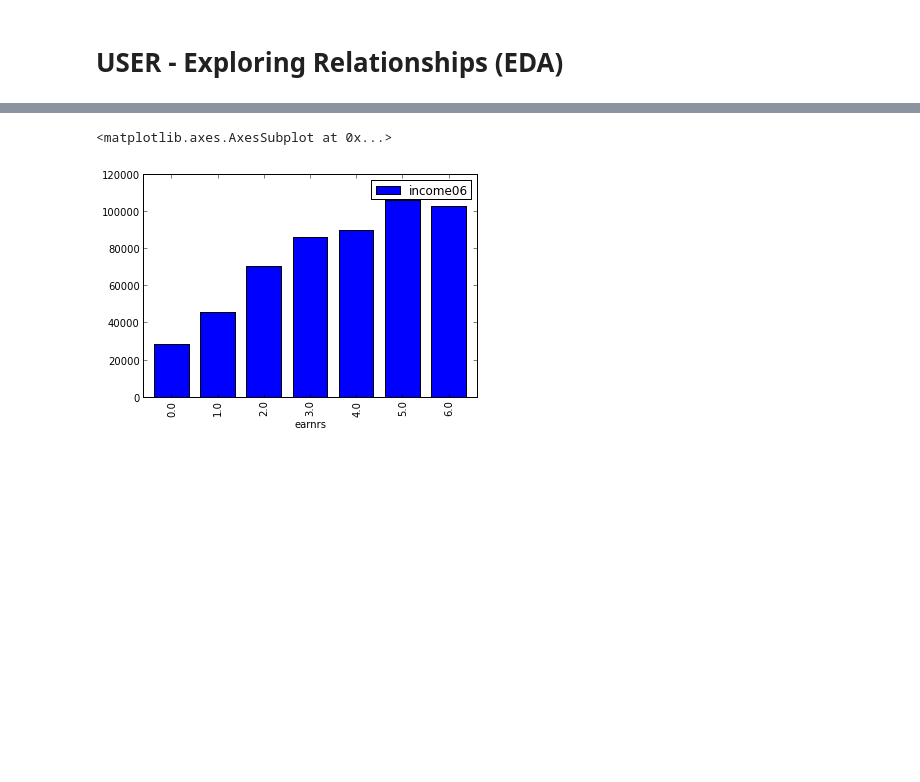
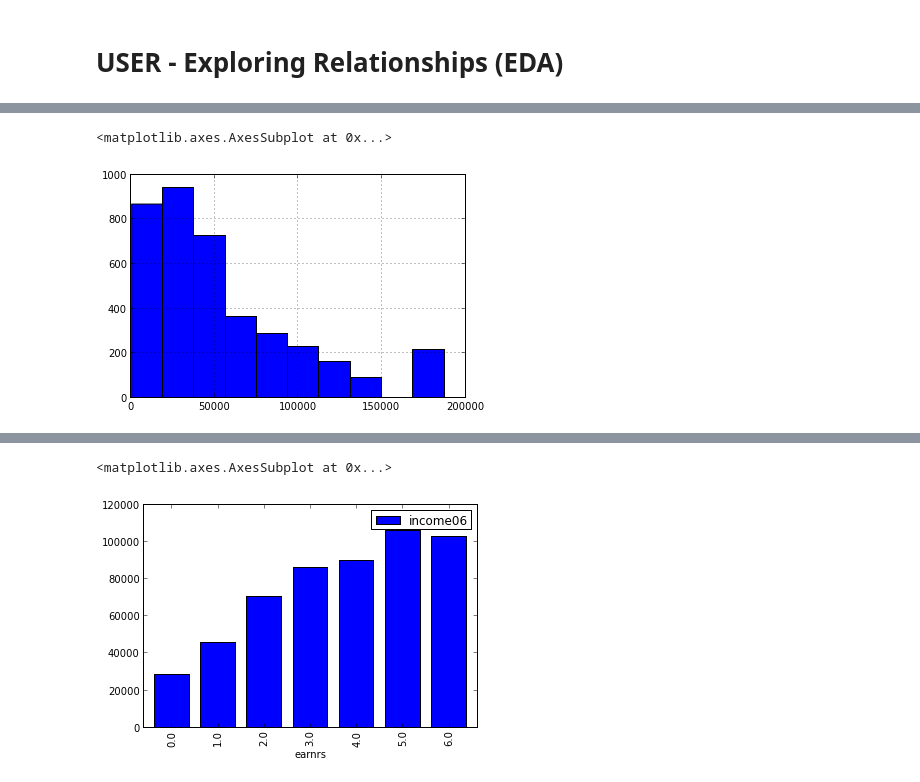
Before and after one commit to bchnge/columbia_datascience_assignment_4, a Jupyter notebook: notebooks/Income-EDA.ipynb, the cells around one changed output, grey strips where cells are left out. Drawn from its saved outputs; the diff is of its cells as text; code cells hidden in the pictures; blank space fills up the shorter version.

```diff
--- a/notebooks/Income-EDA.ipynb
+++ b/notebooks/Income-EDA.ipynb
@@ -346 +346,6 @@ M1.groupby('race').median().ix[:, ['income06']].plot(kind='barh')
 [figure]
+# %%
+M1.income06.hist()
+# %% [output]
+<matplotlib.axes.AxesSubplot at 0x...>
+[figure, added]
```
Also changed, not shown: parts of 16 cells of this notebook, 2 other files.
